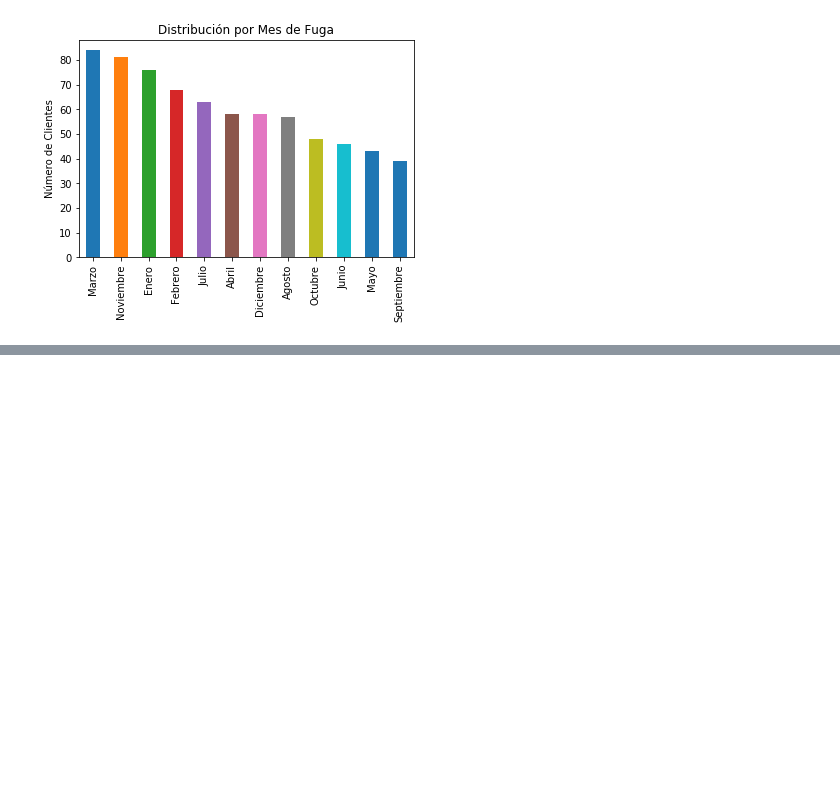
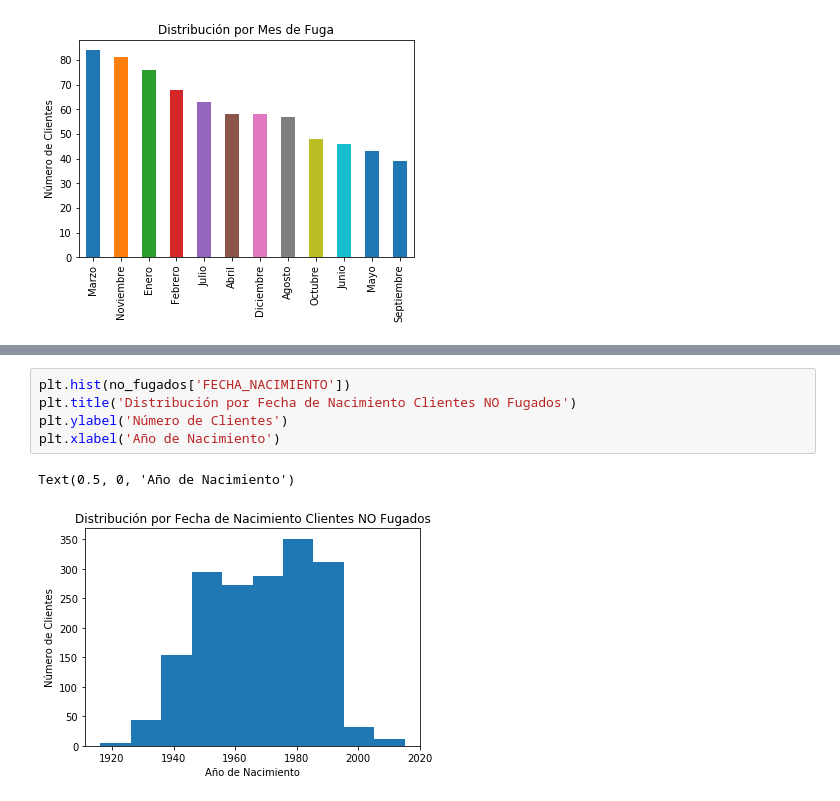
Before and after one commit to alejandrobr99/BBVA_YPD_LUIS-ALEJANDRO-BUITRAGO, a Jupyter notebook: BBVA_YPD_BASE_ID.ipynb, the cells around one changed output, grey strips where cells are left out. Saved outputs shown, nothing was run; the diff lists cells and outputs as text; blank space fills up the shorter version.

```diff
--- a/BBVA_YPD_BASE_ID.ipynb
+++ b/BBVA_YPD_BASE_ID.ipynb
@@ -459,0 +452,8 @@ plt.hist(no_fugados['FECHA_NACIMIENTO'])
+# %%
+plt.hist(no_fugados['FECHA_NACIMIENTO'])
+plt.title('Distribución por Fecha de Nacimiento Clientes NO Fugados')
+plt.ylabel('Número de Clientes')
+plt.xlabel('Año de Nacimiento')
+# %% [output]
+Text(0.5, 0, 'Año de Nacimiento')
+[figure, added]
```
Also changed, not shown: parts of 7 cells of this notebook.
